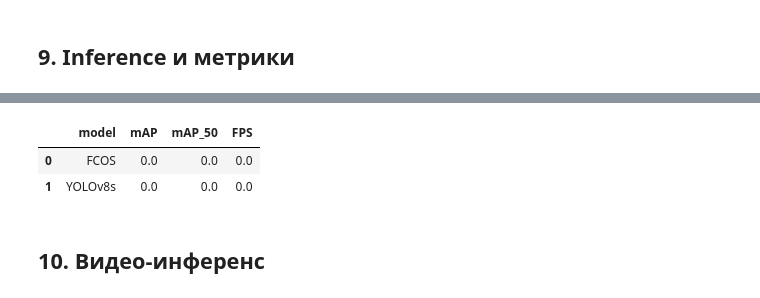
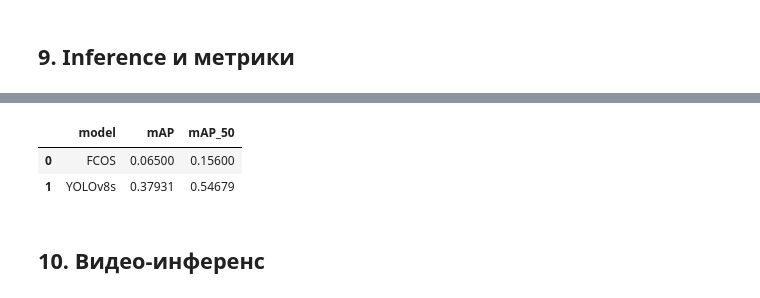
Before and after one commit to AIofHuman/ya_mmdetection, a Jupyter notebook: notebook.ipynb, the cells around one changed output, grey strips where cells are left out. Cells and saved outputs as stored; diff of their text form; code cells hidden in the pictures.

Commit message:
Finalize report and notebook metrics

```diff
--- a/notebook.ipynb
+++ b/notebook.ipynb
@@ -408,19 +408,35 @@ speed: {'preprocess': 2.021846400044348, 'inference': 9.466181554847525, 'loss':
 stats: {'tp': [], 'conf': [], 'pred_cls': [], 'target_cls': [], 'target_img': []}
 # %%
+import pandas as pd
+
+fcos_log_path = max(FCOS_ARTIFACTS.glob('*/*.log'), key=lambda path: path.stat().st_mtime)
+fcos_best = pd.Series(dtype=float)
+for line in reversed(fcos_log_path.read_text().splitlines()):
+    if 'coco/bbox_mAP:' in line and 'coco/bbox_mAP_50:' in line:
+        parts = line.replace(',', ' ').split()
+        fcos_best = pd.Series({
+            'mAP': float(parts[parts.index('coco/bbox_mAP:') + 1]),
+            'mAP_50': float(parts[parts.index('coco/bbox_mAP_50:') + 1]),
+        })
+        break
+
+yolo_results = pd.read_csv(YOLO_ARTIFACTS / 'train' / 'results.csv')
+yolo_best = yolo_results.loc[yolo_results['metrics/mAP50-95(B)'].idxmax()]
+
 metrics_df = compare_model_metrics(
-    fcos_map=0.0,
-    fcos_map50=0.0,
+    fcos_map=float(fcos_best['mAP']),
+    fcos_map50=float(fcos_best['mAP_50']),
     fcos_fps=0.0,
-    yolo_map=0.0,
-    yolo_map50=0.0,
+    yolo_map=float(yolo_best['metrics/mAP50-95(B)']),
+    yolo_map50=float(yolo_best['metrics/mAP50(B)']),
     yolo_fps=0.0,
-)
+).drop(columns=['FPS'])
 save_metrics_comparison(metrics_df, METRICS_ROOT / 'metrics_comparison.csv')
 metrics_df
 # %% [output]
-|  | model | mAP | mAP_50 | FPS |
-| 0 | FCOS | 0.0 | 0.0 | 0.0 |
-| 1 | YOLOv8s | 0.0 | 0.0 | 0.0 |
+|  | model | mAP | mAP_50 |
+| 0 | FCOS | 0.06500 | 0.15600 |
+| 1 | YOLOv8s | 0.37931 | 0.54679 |
 # %% [markdown]
 ## 10. Видео-инференс
 # %%
```
Also changed, not shown: parts of 8 cells of this notebook, 8 other files.
